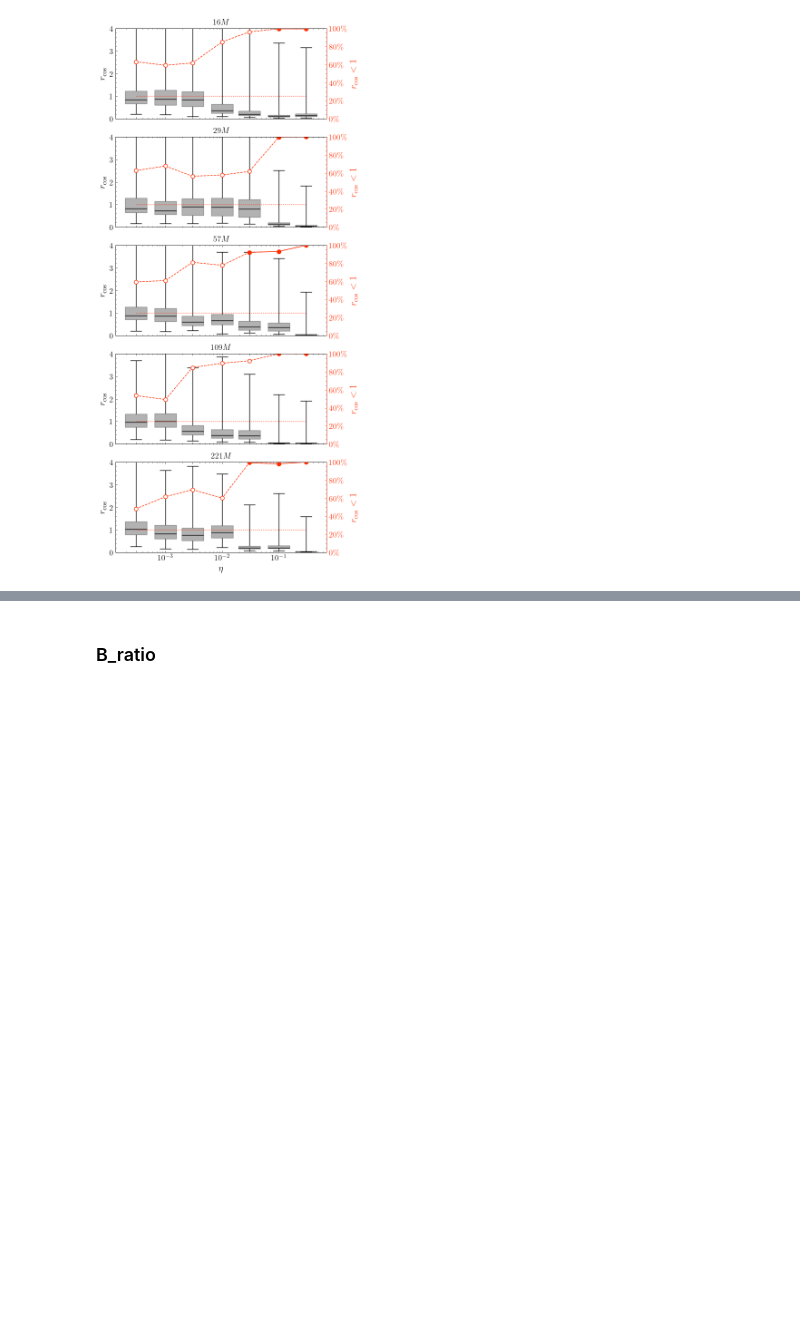
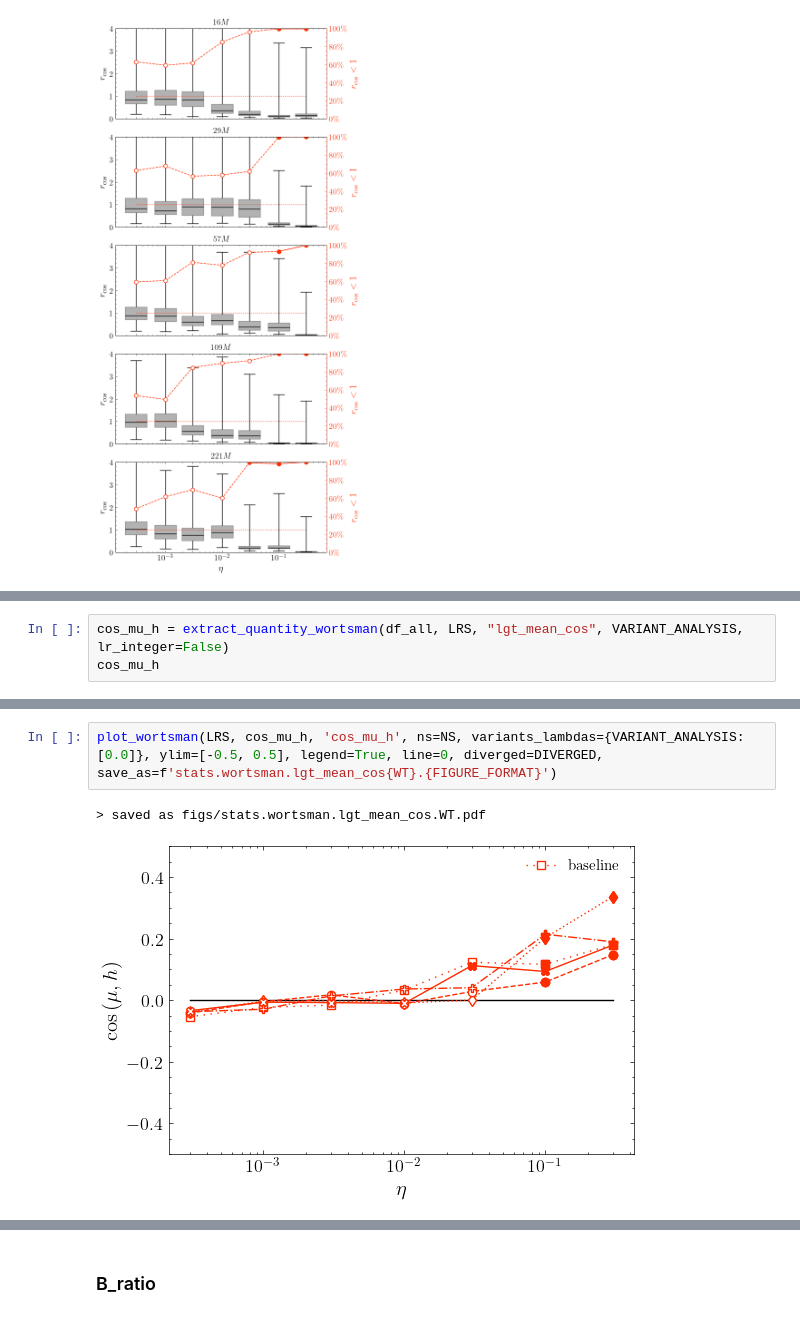
Before and after one commit to flxst/output-embedding-centering, a Jupyter notebook: results/Analyze_Stats.ipynb, the cells around one changed output, grey strips where cells are left out. Drawn from its saved outputs; the diff is of its cells as text; blank space fills up the shorter version.

```diff
--- a/results/Analyze_Stats.ipynb
+++ b/results/Analyze_Stats.ipynb
@@ -533,0 +558,3 @@ plot_box(
+# %%
+cos_mu_h = extract_quantity_wortsman(df_all, LRS, "lgt_mean_cos", VARIANT_ANALYSIS, lr_integer=False)
+cos_mu_h
@@ -533,0 +579,5 @@ plot_box(
+# %%
+plot_wortsman(LRS, cos_mu_h, 'cos_mu_h', ns=NS, variants_lambdas={VARIANT_ANALYSIS: [0.0]}, ylim=[-0.5, 0.5], legend=True, line=0, diverged=DIVERGED, save_as=f'stats.wortsman.lgt_mean_cos{WT}.{FIGURE_FORMAT}')
+# %% [output]
+> saved as figs/stats.wortsman.lgt_mean_cos.WT.pdf
+[figure, added]
```
Also changed, not shown: parts of 17 cells of this notebook, 32 other files.
